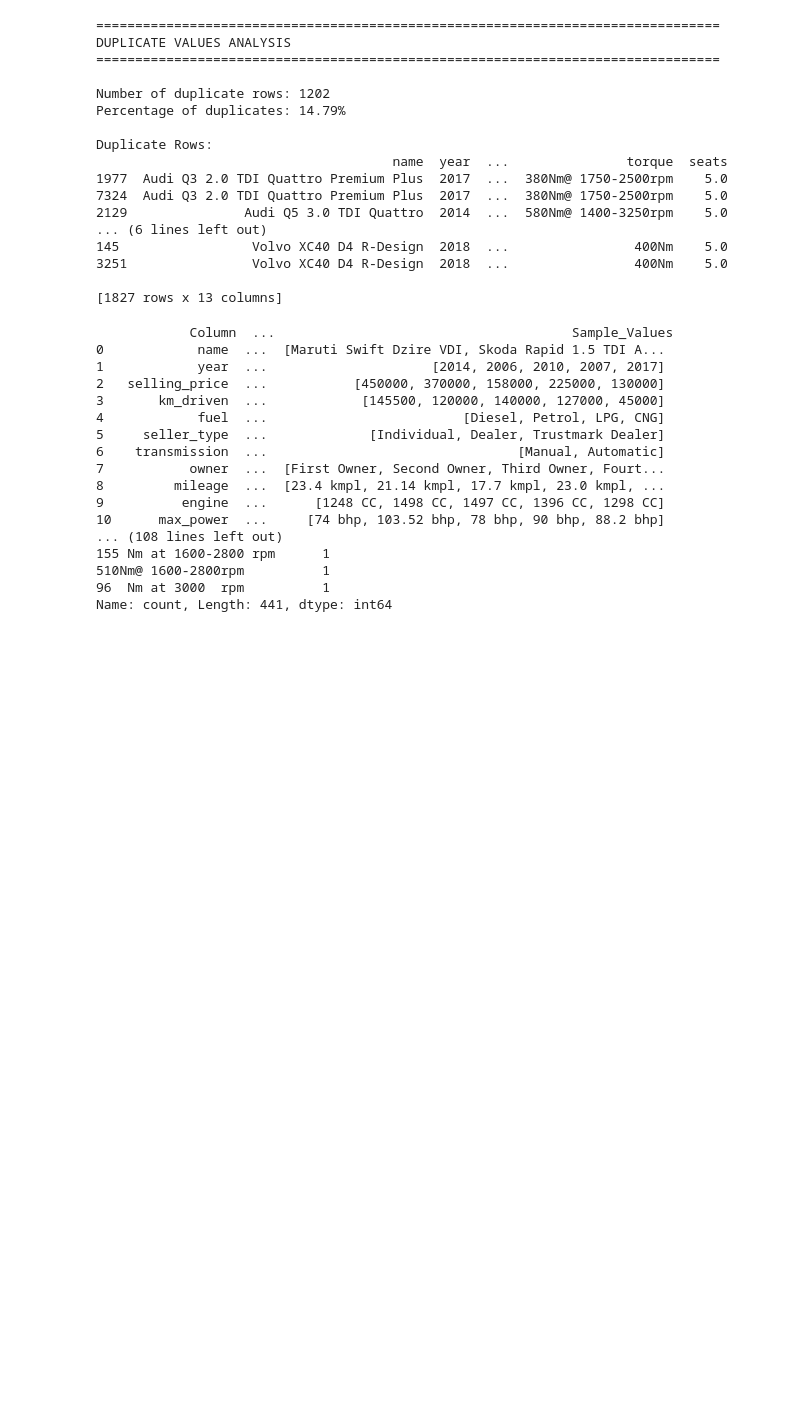
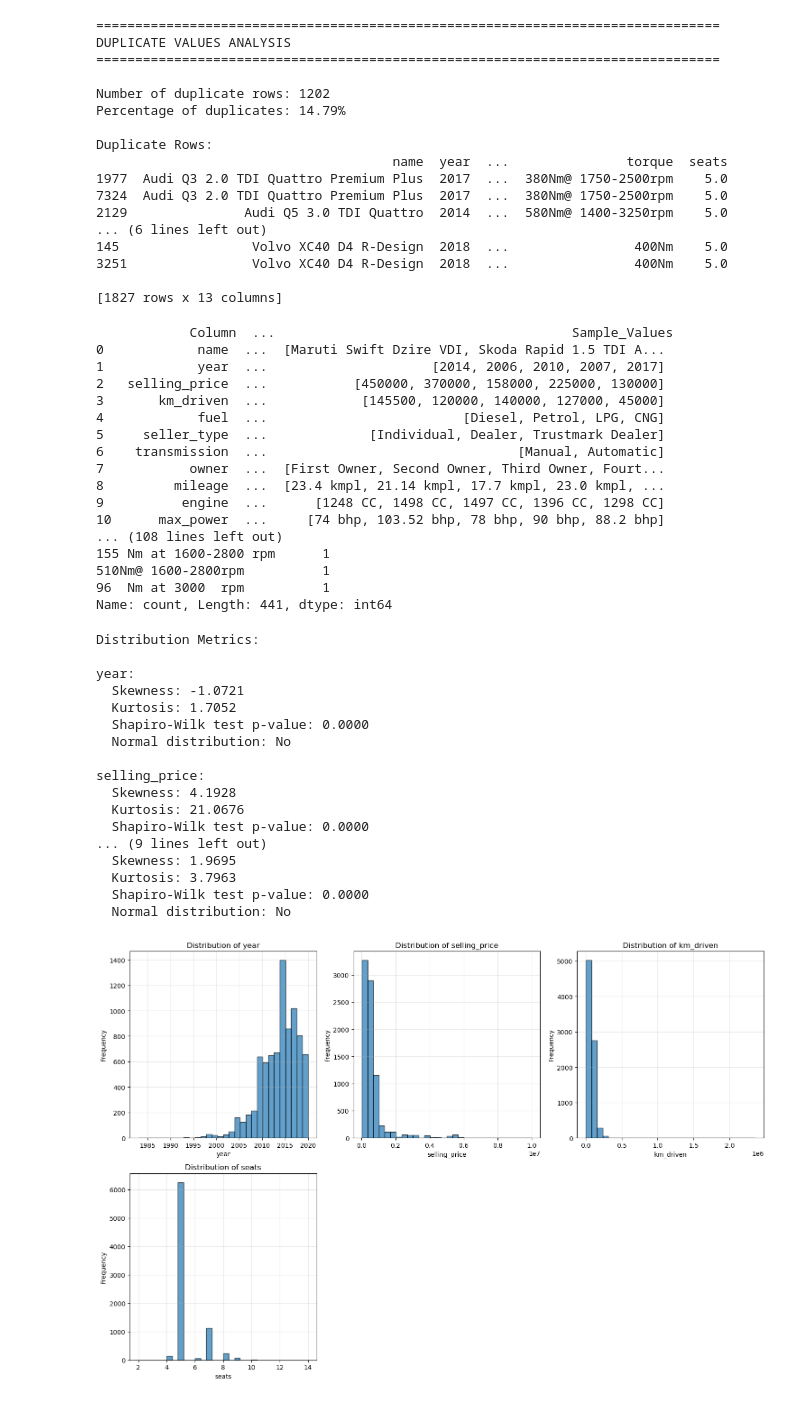
Before and after one commit to somberlyx/Car-Price-Prediction, a Jupyter notebook: car-price-prediction.ipynb, the cells around one changed output. Saved outputs shown, nothing was run; the diff lists cells and outputs as text; code cells hidden in the pictures; blank space fills up the shorter version.

Commit message:
Looking at distributions of numerical values

```diff
--- a/car-price-prediction.ipynb
+++ b/car-price-prediction.ipynb
@@ -196,3 +198,77 @@ unique_values_analysis(df)
 510Nm@ 1600-2800rpm          1
 96  Nm at 3000  rpm          1
 Name: count, Length: 441, dtype: int64
+# %%
+def distribution_analysis(df):
+    numerical_cols = df.select_dtypes(include=[np.number]).columns.tolist()
+
+    # Distribution metrics
+    print("\nDistribution Metrics:")
+    for col in numerical_cols:
+        print(f"\n{col}:")
+        print(f"  Skewness: {skew(df[col].dropna()):.4f}")
+        print(f"  Kurtosis: {kurtosis(df[col].dropna()):.4f}")
+
+        # Normality test
+        if len(df[col].dropna()) >= 3:
+            stat, p_value = stats.shapiro(df[col].dropna().sample(min(5000, len(df[col].dropna()))))
+            print(f"  Shapiro-Wilk test p-value: {p_value:.4f}")
+            print(f"  Normal distribution: {'Yes' if p_value > 0.05 else 'No'}")
+
+    # Histograms
+    n_cols = len(numerical_cols)
+    n_rows = (n_cols + 2) // 3
+
+    fig, axes = plt.subplots(n_rows, 3, figsize=(15, 5*n_rows))
+    axes = axes.flatten() if n_cols > 1 else [axes]
+
+    for idx, col in enumerate(numerical_cols):
+        axes[idx].hist(df[col].dropna(), bins=30, edgecolor='black', alpha=0.7)
+        axes[idx].set_title(f'Distribution of {col}')
+        axes[idx].set_xlabel(col)
+        axes[idx].set_ylabel('Frequency')
+        axes[idx].grid(True, alpha=0.3)
+
+    # Hide empty subplots
+    for idx in range(len(numerical_cols), len(axes)):
+        axes[idx].axis('off')
+
+    plt.tight_layout()
+    plt.show()
+
+    # Box plots
+    fig, axes = plt.subplots(n_rows, 3, figsize=(15, 5*n_rows))
+    axes = axes.flatten() if n_cols > 1 else [axes]
+
+    for idx, col in enumerate(numerical_cols):
+        axes[idx].boxplot(df[col].dropna())
+        axes[idx].set_title(f'Box Plot of {col}')
+        axes[idx].set_ylabel(col)
+        axes[idx].grid(True, alpha=0.3)
+
+    for idx in range(len(numerical_cols), len(axes)):
+        axes[idx].axis('off')
+
+    plt.tight_layout()
+    plt.show()
+
+distribution_analysis(df)
+# %% [output]
+Distribution Metrics:
+
+year:
+  Skewness: -1.0721
+  Kurtosis: 1.7052
+  Shapiro-Wilk test p-value: 0.0000
+  Normal distribution: No
+
+selling_price:
+  Skewness: 4.1928
+  Kurtosis: 21.0676
+  Shapiro-Wilk test p-value: 0.0000
+... (9 lines left out)
+  Skewness: 1.9695
+  Kurtosis: 3.7963
+  Shapiro-Wilk test p-value: 0.0000
+  Normal distribution: No
+[figure, added]
```
Also changed, not shown: parts of 2 cells of this notebook.
